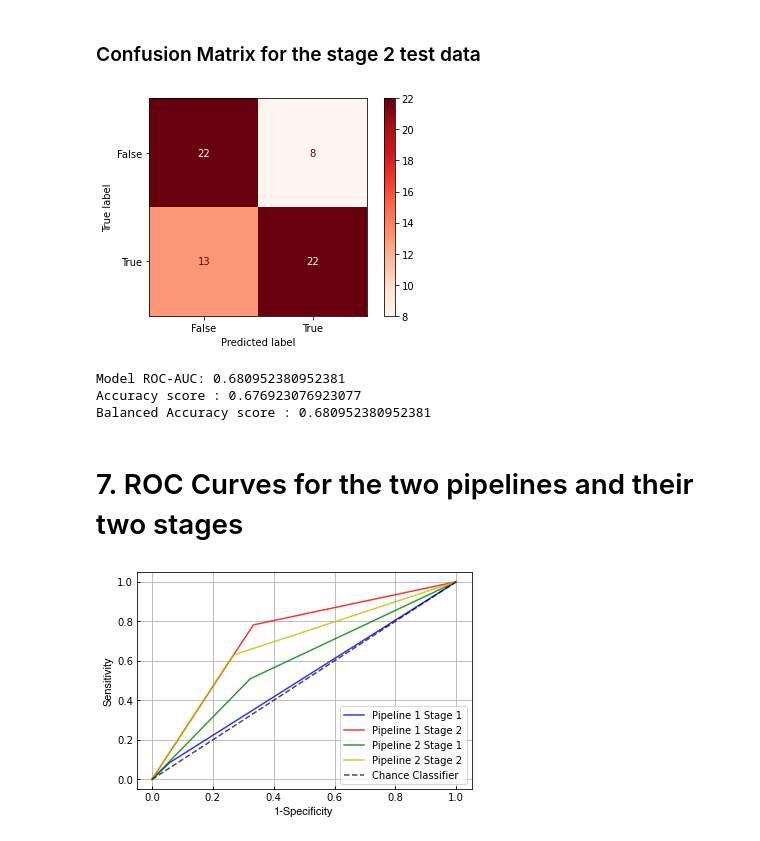
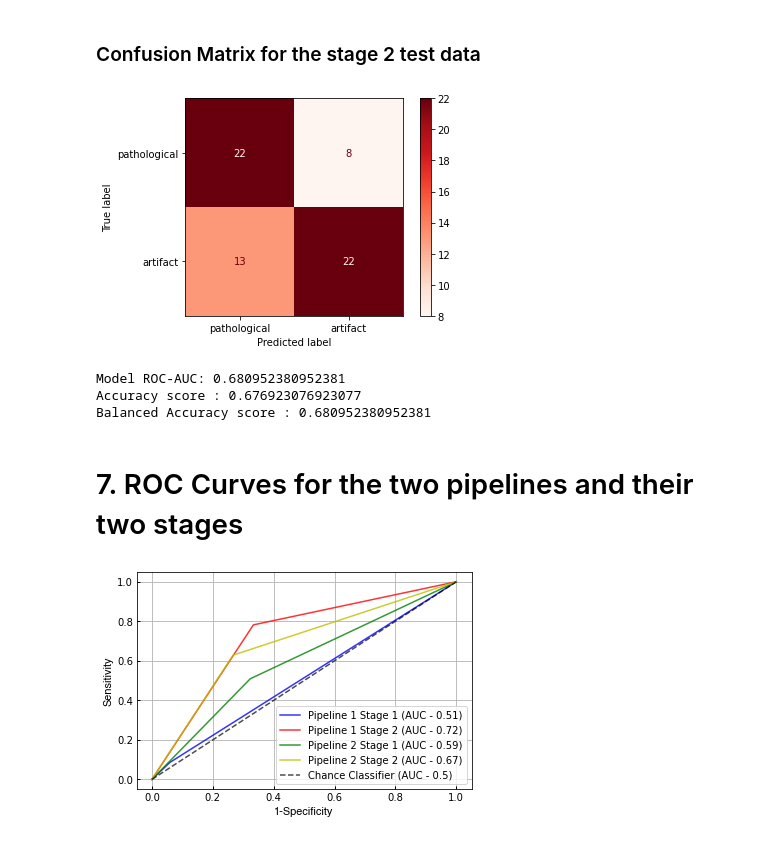
Before and after one commit to kalarimonk/ehealth, a Jupyter notebook: Learning EEG Data Quality.ipynb, the cells around one changed output. Cells and saved outputs as stored; diff of their text form; code cells hidden in the pictures.

```diff
--- a/Learning EEG Data Quality.ipynb
+++ b/Learning EEG Data Quality.ipynb
@@ -246,11 +246,11 @@ def rfmodel1(X_train, y_train, X_test, y_test):
 # %%
 # Confusion Matrix of the predictions
 
-def confusionMatrix(actual, predicted, title = "Predicted Results"):
+def confusionMatrix(actual, predicted, title = "Predicted Results", labels = [False, True]):
     cm = metrics.confusion_matrix(actual,predicted)
     cm_display = metrics.ConfusionMatrixDisplay(
         confusion_matrix = cm,
-        display_labels = [False, True],
+        display_labels = labels,
     )
     cm_display = cm_display.plot(cmap=plt.cm.Reds,values_format='g')
     plt.grid(False)
@@ -457,9 +457,9 @@ Balanced Accuracy score : 1.0
 # %% [markdown]
 ### Confusion Matrix for the stage 2 test data
 # %%
-confusionMatrix(y_test_pip2_stage2, p2s2test_prediction, 'p2s2_test')
+confusionMatrix(y_test_pip2_stage2, p2s2test_prediction, 'p2s2_test', ['pathological', 'artifact'])
 # %% [output]
-[figure, old version]
+[figure, new version]
 Model ROC-AUC: 0.680952380952381
 Accuracy score : 0.676923076923077
 Balanced Accuracy score : 0.680952380952381
@@ -479,9 +479,9 @@ ax.set_xlabel('1-Specificity', fontdict={'size':11, 'family': 'helvetica'})
 ax.set_ylabel('Sensitivity', fontdict={'size':11, 'family':'helvetica'})
 ax.tick_params(direction='in',length=3, width=1, colors='k')
 ax.grid(True)
-ax.legend(['Pipeline 1 Stage 1','Pipeline 1 Stage 2','Pipeline 2 Stage 1','Pipeline 2 Stage 2','Chance Classifier'], loc='lower right')
+ax.legend(['Pipeline 1 Stage 1 (AUC - 0.51)','Pipeline 1 Stage 2 (AUC - 0.72)','Pipeline 2 Stage 1 (AUC - 0.59)','Pipeline 2 Stage 2 (AUC - 0.67)','Chance Classifier (AUC - 0.5)'], loc='lower right')
 
 plt.savefig('ROC curve')
 plt.show()
 # %% [output]
-[figure, old version]
+[figure, new version]
```
Also changed, not shown: parts of 8 cells of this notebook.
